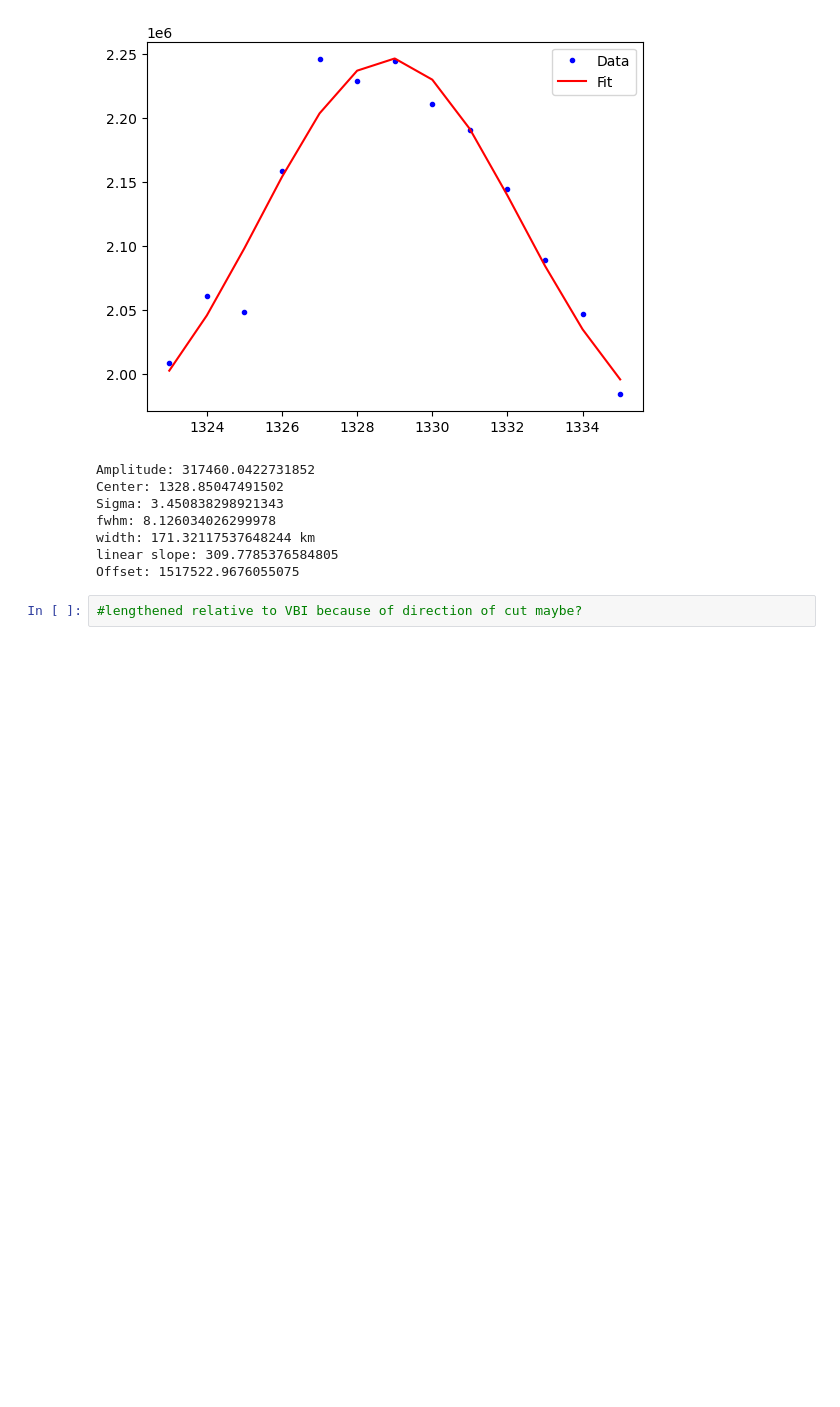
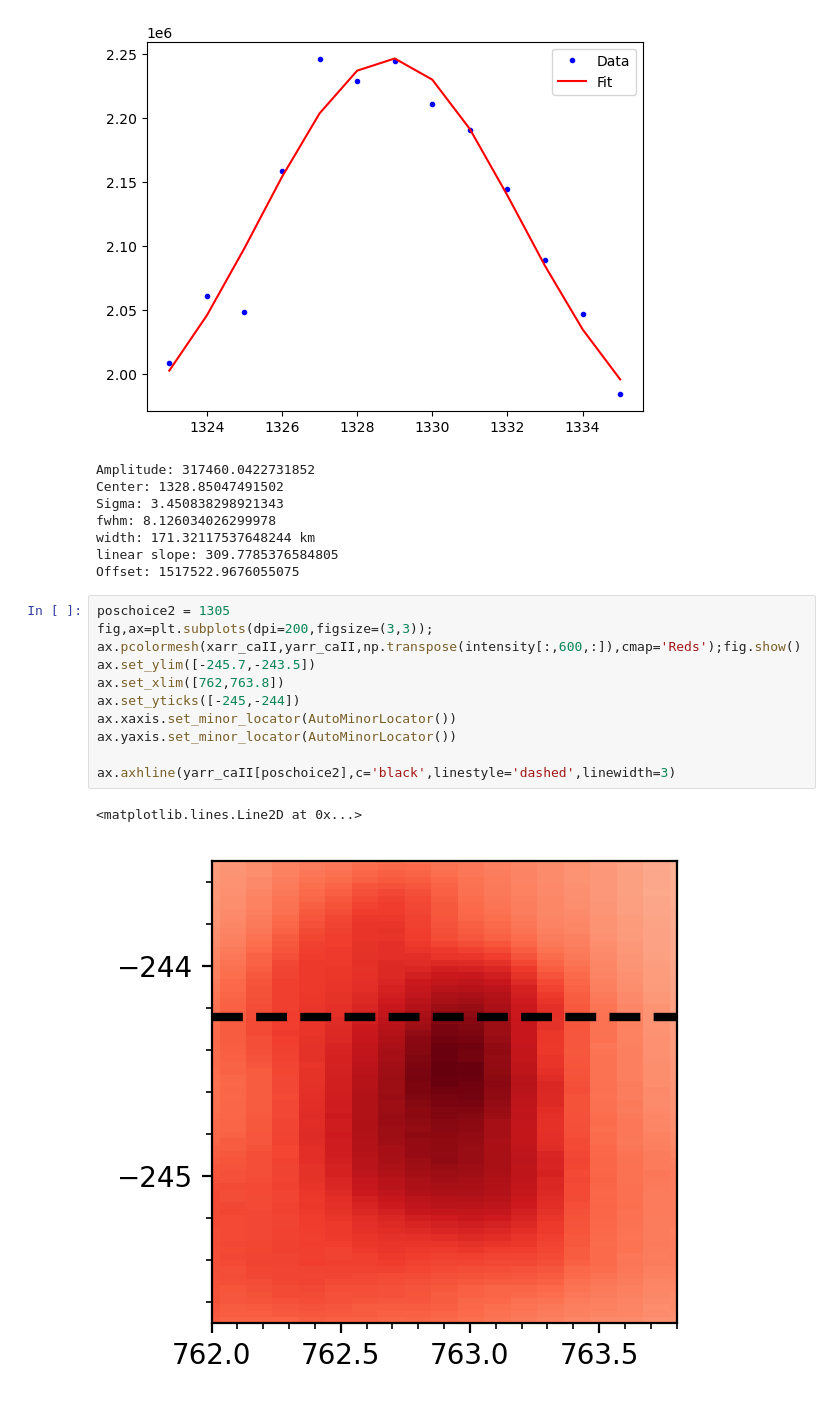
Before and after one commit to coletamburri2112/Flare_Patrol_Analysis, a Jupyter notebook: NOTEBOOKS/11_Aug_2024_Flare_Paper_Plots/ViSP_ultrafinestructure.ipynb, the cells around one changed output. Saved outputs shown, nothing was run; the diff lists cells and outputs as text; blank space fills up the shorter version.

```diff
--- a/NOTEBOOKS/11_Aug_2024_Flare_Paper_Plots/ViSP_ultrafinestructure.ipynb
+++ b/NOTEBOOKS/11_Aug_2024_Flare_Paper_Plots/ViSP_ultrafinestructure.ipynb
@@ -409,4 +408,16 @@ width: 171.32117537648244 km
 linear slope: 309.7785376584805
 Offset: 1517522.9676055075
 # %%
-#lengthened relative to VBI because of direction of cut maybe?
+poschoice2 = 1305
+fig,ax=plt.subplots(dpi=200,figsize=(3,3));
+ax.pcolormesh(xarr_caII,yarr_caII,np.transpose(intensity[:,600,:]),cmap='Reds');fig.show()
+ax.set_ylim([-245.7,-243.5])
+ax.set_xlim([762,763.8])
+ax.set_yticks([-245,-244])
+ax.xaxis.set_minor_locator(AutoMinorLocator())
+ax.yaxis.set_minor_locator(AutoMinorLocator())
+
+ax.axhline(yarr_caII[poschoice2],c='black',linestyle='dashed',linewidth=3)
+# %% [output]
+<matplotlib.lines.Line2D at 0x...>
+[figure, added]
```
Also changed, not shown: parts of 13 cells of this notebook, 3 other files.
